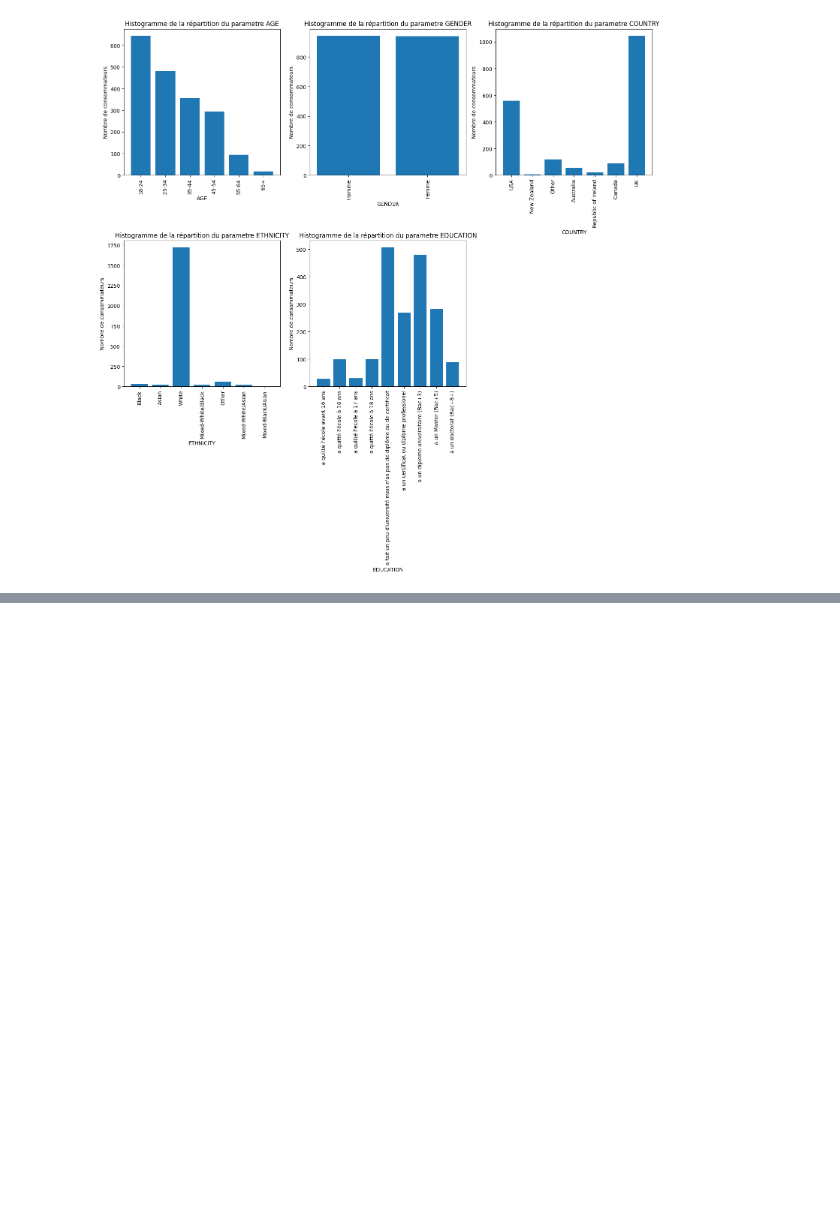
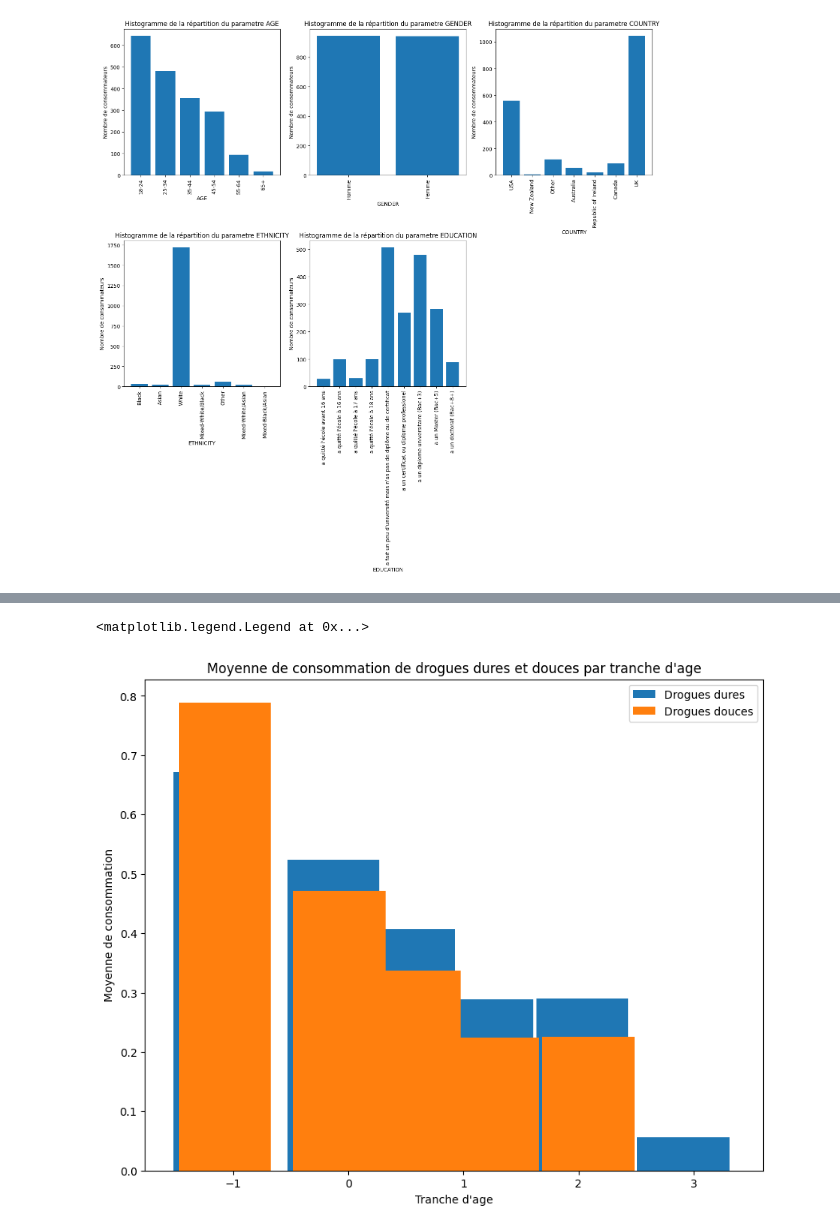
Before and after one commit to BZKgenesis/M8-project, a Jupyter notebook: main.ipynb, the cells around one changed output, grey strips where cells are left out. Cells and saved outputs as stored; diff of their text form; code cells hidden in the pictures; blank space fills up the shorter version.

```diff
--- a/main.ipynb
+++ b/main.ipynb
@@ -123,0 +232,31 @@ plt.savefig('./image_matplotlib/histogrammes_qualitatifs.png')
+# %%
+ages = X['AGE']
+ethnies = X['ETHNICITY']
+drogues_dures = X['Drogues Dures']
+drogues_douces = X['Drogues Douces']
+
+# recuperer les tranches d'age
+tranches_age = np.unique(ages)
+
+# recuperer les indices de chaque tranche d'age
+indices = []
+for i in range(len(tranches_age)):
+    indices.append(np.where(ages == tranches_age[i])[0])
+
+# calculer la moyenne de consommation de drogues dures et douces par tranche d'age
+moyenne_drogues_dures = []
+moyenne_drogues_douces = []
+for i in range(len(tranches_age)):
+    moyenne_drogues_dures.append(np.mean(drogues_dures[indices[i]]))
+    moyenne_drogues_douces.append(np.mean(drogues_douces[indices[i]]))
+# afficher les resultats
+plt.figure(figsize=(10, 8))
+plt.bar(tranches_age, moyenne_drogues_dures, label='Drogues dures')
+plt.bar(tranches_age+0.05, moyenne_drogues_douces, label='Drogues douces')
+plt.xlabel('Tranche d\'age')
+plt.ylabel('Moyenne de consommation')
+plt.title('Moyenne de consommation de drogues dures et douces par tranche d\'age')
+plt.legend()
+# %% [output]
+<matplotlib.legend.Legend at 0x...>
+[figure, added]
```
Also changed, not shown: parts of 4 cells of this notebook, 3 other files.
